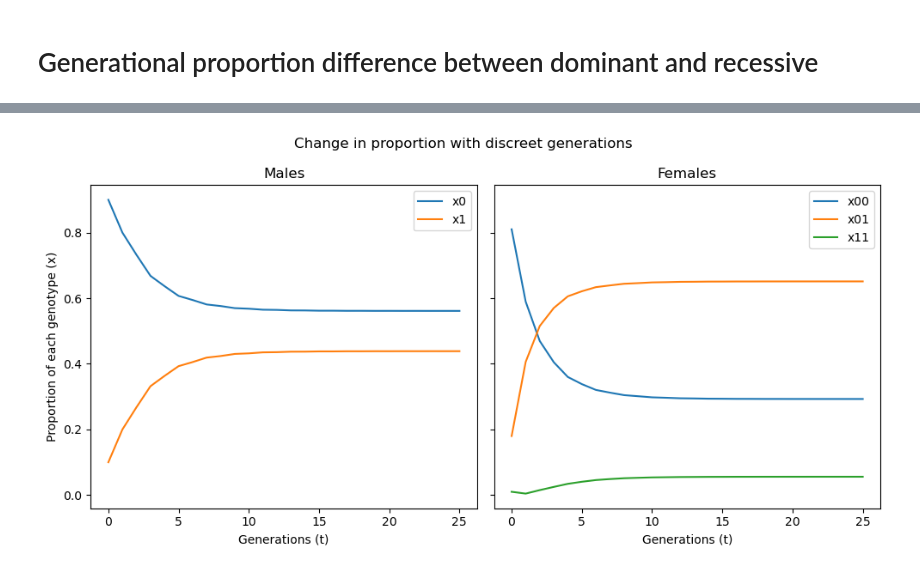
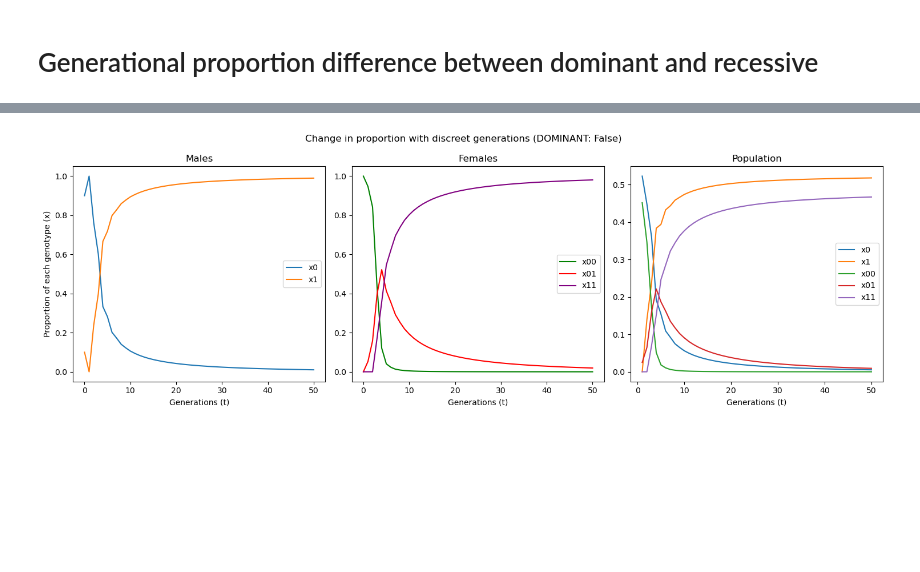
Before and after one commit to AbhayGupta115/PineSawflyModel, a Jupyter notebook: model.ipynb, the cells around one changed output, grey strips where cells are left out. Drawn from its saved outputs; the diff is of its cells as text; code cells hidden in the pictures; blank space fills up the shorter version.

```diff
--- a/model.ipynb
+++ b/model.ipynb
@@ -5,11 +9,8 @@ import matplotlib.pyplot as plt
 from tqdm.auto import tqdm
 # %%
 #Aux Functions
-def comb(n, r):
-    return math.factorial(n) / (math.factorial(n-r) * math.factorial(r))
-
 def scurve(x):
-    return 1 / (1 + (x / (1 - x)) ** -3)
+    return 1/(1 + np.exp(-11 * (x - 0.5)))
 # %%
 #Parameteric ranges
 p = np.linspace(0.01, 0.99, 101)            #Initial frequency of defender allele
@@ -34,13 +34,14 @@ def s(d, using = 'exp'):                      #Probability of the group survivin
 # %%
 #Parameter values
 P = {
-    'p' : np.linspace(0.01, 0.99, 101), #Initial frequency of defender allele
-    'q' : (1 - p),                      #Frequency of non defenders
-    'C' : 100,                          #Number of eggs laid by non defender females
-    'c' : 70,                           #Cost to females who defend (lower c = higher cost)
-    'a' : 5,                            #Advantage for non defender mails in mating rate
-    'u' : 0.1,                          #Probability female stays unmated
-    'r' : 0.2,                          #Sex ration (Prob of male larvae in a mating)
+    'pm' : np.linspace(0.01, 0.99, 101),    #Initial frequency of defender allele in males
+    'pf' : np.linspace(0.01, 0.99, 101),    #Initial frequency of defender allele in females
+
+    'C' : 20,                               #Number of eggs laid by non defender females
+    'c' : 14,                               #Cost to females who defend (lower c = higher cost)
+    'a' : 5,                                #Advantage for non defender mails in mating rate
+    'u' : 0.1,                              #Probability female stays unmated
+    'r' : 0.1,                              #Sex ration (Prob of male larvae in a mating)
 }
 # %%
 #The current shape of function s used for the simulations
@@ -676,27 +304,38 @@ Text(0.5, 0.98, 'Change in p with u')
 # %%
+DOMINANT = False
 #Simulating proportions of each individual over a generation time
-gentime = 25
+gentime = 50
 
 param = P.copy()
-param['p'] = 0.1
-param['q'] = 0.9
+param['pm'] = 0.1
+param['pf'] = 0.0
+
 param['c'] = 10
-param['r'] = 0.3
+param['a'] = 2
+
 param['u'] = 0.1
-param['a'] = 10
+param['r'] = 0.47
 
 orgs = []
 
 ind_prop = {
-    'x0':[param['q']],
-    'x1':[param['p']],
-    'x00':[param['q'] * param['q']],
-    'x01':[2 * param['p'] * param['q']],
-    'x11':[param['p'] * param['p']],
+    'x0':[(1 - param['pm'])],
+    'x1':[param['pm']],
+    'x00':[(1 - param['pf']) * (1 - param['pf'])],
+    'x01':[2 * param['pf'] * (1 - param['pf'])],
+    'x11':[param['pf'] * param['pf']],
+}
+
+tot_prop = {
+    'x0':[],
+    'x1':[],
+    'x00':[],
+    'x01':[],
+    'x11':[],
 }
 
 for t in tqdm(range(gentime)):
-    prop_ls, org_ls = congen(param, orgs)
+    prop_ls, org_ls = nexgen(param, orgs)
 
     ind_prop['x0'].append(org_ls[0] / (sum(org_ls[:2])))
     ind_prop['x1'].append(org_ls[1] / (sum(org_ls[:2])))
@@ -704,29 +343,45 @@ for t in tqdm(range(gentime)):
     ind_prop['x01'].append(org_ls[3] / (sum(org_ls[2:])))
     ind_prop['x11'].append(org_ls[4] / (sum(org_ls[2:])))
 
-    org_ls[:2] = org_ls[:2] / (sum(org_ls[:2]))
-    org_ls[2:] = org_ls[2:] / (sum(org_ls[2:]))
-    orgs = org_ls
+    tot_prop['x0'].append(org_ls[0] / (sum(org_ls)))
+    tot_prop['x1'].append(org_ls[1] / (sum(org_ls)))
+    tot_prop['x00'].append(org_ls[2] / (sum(org_ls)))
+    tot_prop['x01'].append(org_ls[3] / (sum(org_ls)))
+    tot_prop['x11'].append(org_ls[4] / (sum(org_ls)))
+
+    orgs = org_ls.copy()
+
+    orgs[:2] = orgs[:2] / (sum(orgs[:2]))
+    orgs[2:] = orgs[2:] / (sum(orgs[2:]))
 
 
-fig, (ax0, ax1) = plt.subplots(ncols = 2, sharey = True, layout = 'tight', figsize = (10, 5))
+fig, (ax0, ax1, ax2) = plt.subplots(ncols = 3, sharey = False, layout = 'tight', figsize = (15, 5))
 
 ax0.plot(np.arange(0, gentime + 1, 1), ind_prop['x0'], label = 'x0')
 ax0.plot(np.arange(0, gentime + 1, 1), ind_prop['x1'], label = 'x1')
 ax0.legend()
 
-ax1.plot(np.arange(0, gentime + 1, 1), ind_prop['x00'], label = 'x00')
-ax1.plot(np.arange(0, gentime + 1, 1), ind_prop['x01'], label = 'x01')
-ax1.plot(np.arange(0, gentime + 1, 1), ind_prop['x11'], label = 'x11')
+ax1.plot(np.arange(0, gentime + 1, 1), ind_prop['x00'], label = 'x00', c = 'g')
+ax1.plot(np.arange(0, gentime + 1, 1), ind_prop['x01'], label = 'x01', c = 'r')
+ax1.plot(np.arange(0, gentime + 1, 1), ind_prop['x11'], label = 'x11', c = 'purple')
 ax1.legend()
+
+ax2.plot(np.arange(1, gentime + 1, 1), tot_prop['x0'], label = 'x0')
+ax2.plot(np.arange(1, gentime + 1, 1), tot_prop['x1'], label = 'x1')
+ax2.plot(np.arange(1, gentime + 1, 1), tot_prop['x00'], label = 'x00')
+ax2.plot(np.arange(1, gentime + 1, 1), tot_prop['x01'], label = 'x01')
+ax2.plot(np.arange(1, gentime + 1, 1), tot_prop['x11'], label = 'x11')
+ax2.legend()
 
 ax0.set_title('Males')
 ax1.set_title('Females')
+ax2.set_title('Population')
 
 ax0.set_xlabel('Generations (t)')
 ax1.set_xlabel('Generations (t)')
+ax2.set_xlabel('Generations (t)')
 
 ax0.set_ylabel('Proportion of each genotype (x)')
 
-fig.suptitle('Change in proportion with discreet generations')
+fig.suptitle('Change in proportion with discreet generations (DOMINANT: ' + str(DOMINANT) + ')')
 # %% [output]
@@ -734 +389 @@ Text(0.5, 0.98, 'Change in proportion with discreet generations')
-[figure, old version]
+[figure, new version]
```
Also changed, not shown: parts of 27 cells of this notebook, 3 other files.
